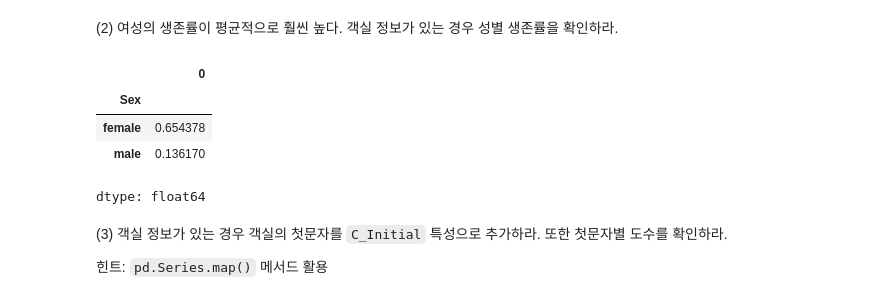
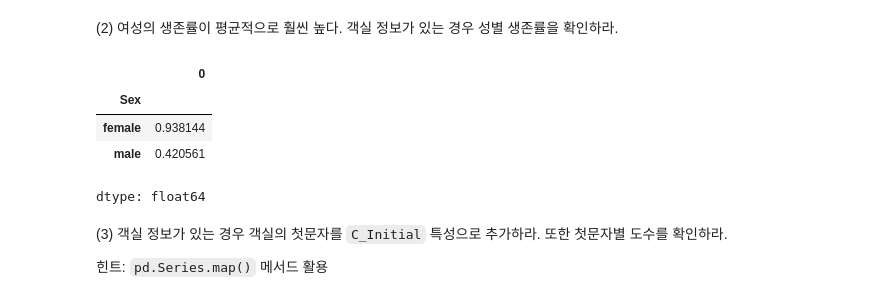
Before and after one commit to sh-coding/-, a Jupyter notebook: practices/practice-probability.ipynb, the cells around one changed output. Cells and saved outputs as stored; diff of their text form; code cells hidden in the pictures.

```diff
--- a/practices/practice-probability.ipynb
+++ b/practices/practice-probability.ipynb
@@ -653,16 +653,16 @@ np.float64(0.6666666666666666)
 # %%
 # 코드를 작성한다.
 # 필요하면 코드셀 또는 텍스트셀을 추가할 수 있습니다.
-no_cabin = titanic[pd.isna(titanic['Cabin'])]
-counts = no_cabin.groupby(['Sex', 'Survived']).size()
+is_cabin = titanic[pd.notna(titanic['Cabin'])]
+counts = is_cabin.groupby(['Sex', 'Survived']).size()
 totals = counts.groupby(level=0).sum()
 survival_rate = counts[:, 1] / totals
 survival_rate
 # %% [output]
 |  | 0 |
 | Sex |  |
-| female | 0.654378 |
-| male | 0.136170 |
+| female | 0.938144 |
+| male | 0.420561 |
 dtype: float64
 # %% [markdown]
 (3) 객실 정보가 있는 경우 객실의 첫문자를 `C_Initial` 특성으로 추가하라.
```
Also changed, not shown: parts of 5 cells of this notebook.
